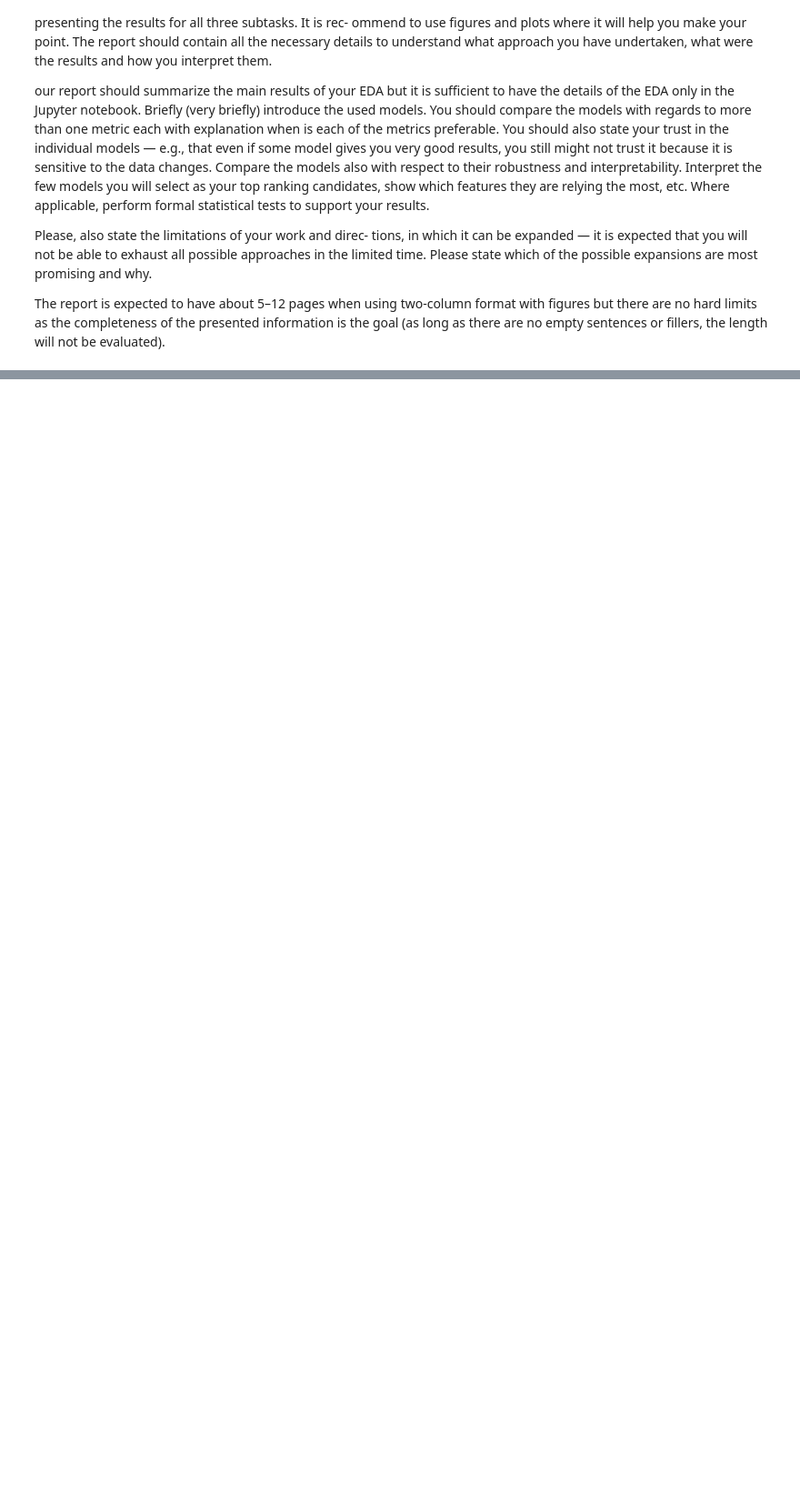
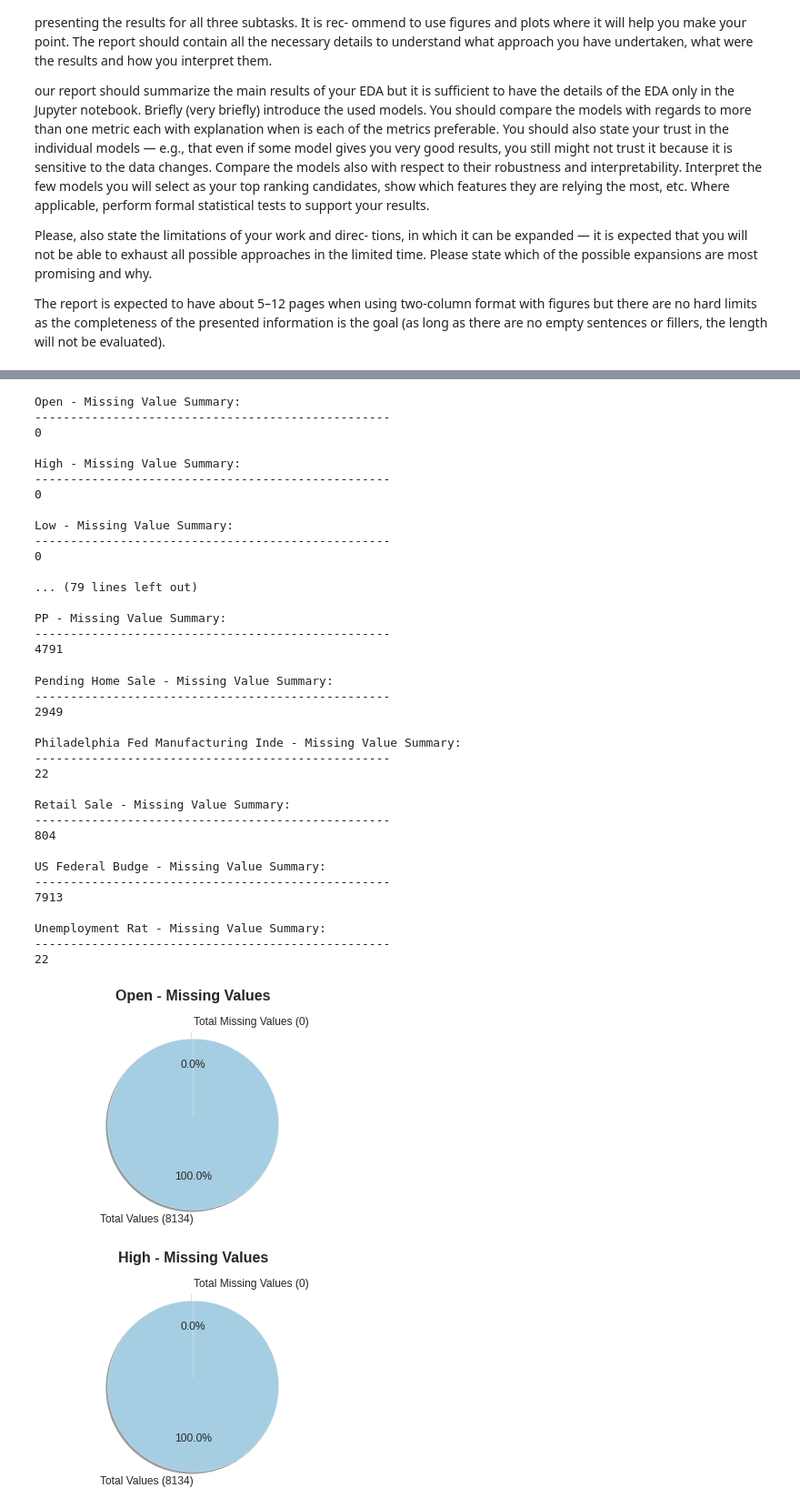
Before and after one commit to JanKorinek/03_Regression-SP500_Volumes_Prediction, a Jupyter notebook: EDA-S&P500_Regression.ipynb, the cells around one changed output, grey strips where cells are left out. Shown at 91% size. Saved outputs shown, nothing was run; the diff lists cells and outputs as text; code cells hidden in the pictures; blank space fills up the shorter version.

Commit message:
Correlation matrix and missing data visualization added

```diff
--- a/EDA-S&P500_Regression.ipynb
+++ b/EDA-S&P500_Regression.ipynb
@@ -92,0 +198,69 @@ Dataset processing finished in: 0:00:20
+# %%
+# Missing values summary
+sp500_work = copy.deepcopy(sp500_calendar)
+sp500_work.replace(0, np.nan, inplace=True)
+for key in sp500_work.columns:
+    # Overall fractions calculation
+    tot_val = sp500_work.shape[0]
+    tot_val_nan = sp500_work[key].isna().sum(axis = 0)
+
+    print(f"{key} - Missing Value Summary:")
+    print('-'*50)
+    print(tot_val_nan,'\n')
+
+    # Pie chart, where the slices will be ordered and plotted counter-clockwise:
+    labels = f'Total Values ({tot_val})', f'Total Missing Values ({tot_val_nan})'
+    explode = (0, 0.1,)  # only "explode" the 2nd slice
+    theme = plt.get_cmap('Paired')
+
+    fig1, ax1 = plt.subplots()
+    sizes = [(tot_val-tot_val_nan), tot_val_nan]
+
+    ax1.set_prop_cycle("color", [theme(1. * i / len(sizes))
+                             for i in range(len(sizes))])
+    ax1.pie(sizes, explode=explode, labels=labels, autopct='%1.1f%%',
+            shadow=True, startangle=90)
+    ax1.axis('equal')  # Equal aspect ratio ensures that pie is drawn as a circle.
+    ax1.set_title(f"{key} - Missing Values\n", fontsize=LARGE_SIZE, fontweight='bold')
+
+    fig1.set_facecolor('xkcd:white')
+    plt.savefig(f'export/pie_missing_val_{key}.pdf', dpi=200)
+# %% [output]
+Open - Missing Value Summary:
+--------------------------------------------------
+0
+
+High - Missing Value Summary:
+--------------------------------------------------
+0
+
+Low - Missing Value Summary:
+--------------------------------------------------
+0
+
+... (79 lines left out)
+
+PP - Missing Value Summary:
+--------------------------------------------------
+4791
+Pending Home Sale - Missing Value Summary:
+--------------------------------------------------
+2949
+
+Philadelphia Fed Manufacturing Inde - Missing Value Summary:
+--------------------------------------------------
+22
+
+Retail Sale - Missing Value Summary:
+--------------------------------------------------
+804
+
+US Federal Budge - Missing Value Summary:
+--------------------------------------------------
+7913
+
+Unemployment Rat - Missing Value Summary:
+--------------------------------------------------
+22
+[figure, added]
+[figure, added]
```
Also changed, not shown: parts of 22 cells of this notebook.
